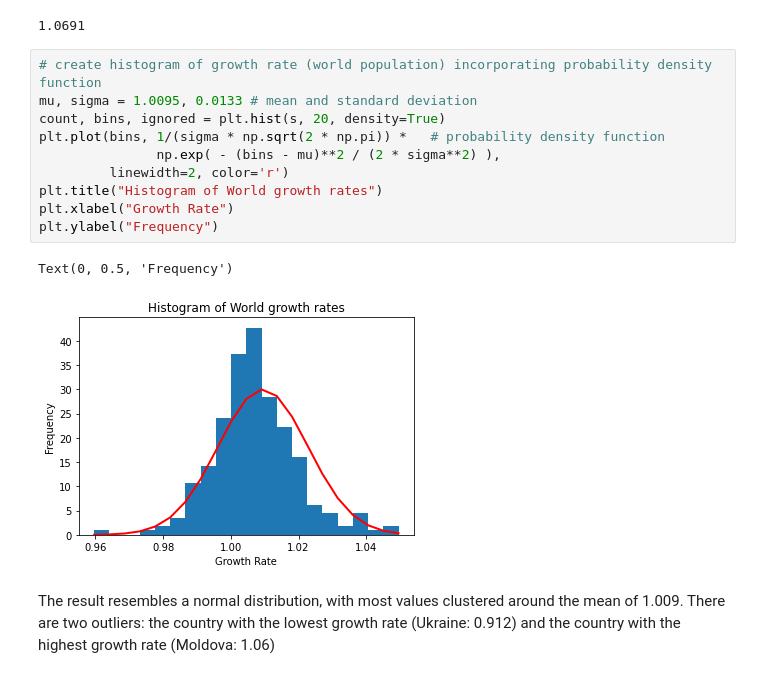
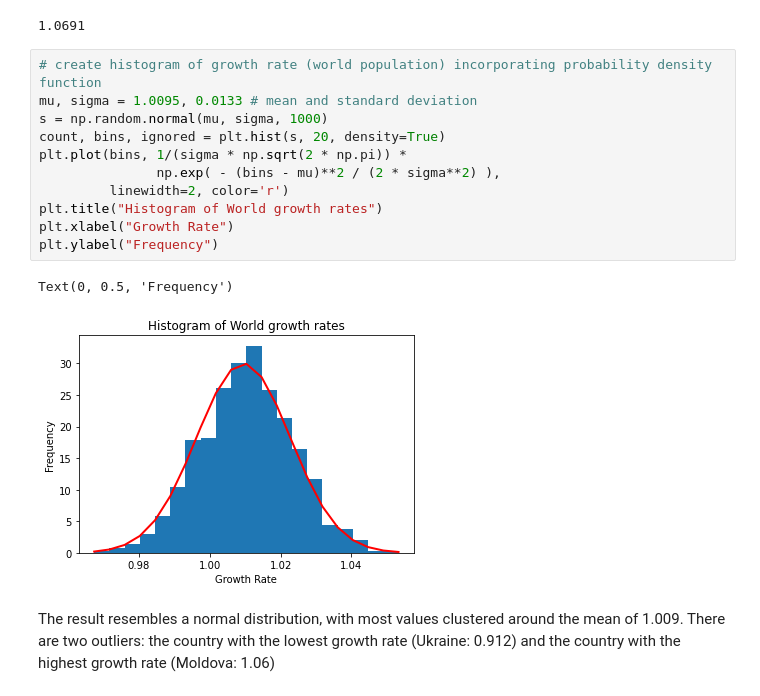
Before and after one commit to martincusack979/PFDA-project, a Jupyter notebook: PFDA Project.ipynb, the cells around one changed output. Cells and saved outputs as stored; diff of their text form.

```diff
--- a/PFDA Project.ipynb
+++ b/PFDA Project.ipynb
@@ -293,16 +293,17 @@ df['Growth Rate'].max()
 # %%
 # create histogram of growth rate (world population) incorporating probability density function
 mu, sigma = 1.0095, 0.0133 # mean and standard deviation
+s = np.random.normal(mu, sigma, 1000)
 count, bins, ignored = plt.hist(s, 20, density=True)
-plt.plot(bins, 1/(sigma * np.sqrt(2 * np.pi)) *   # probability density function
+plt.plot(bins, 1/(sigma * np.sqrt(2 * np.pi)) *
                np.exp( - (bins - mu)**2 / (2 * sigma**2) ),
          linewidth=2, color='r')
 plt.title("Histogram of World growth rates")
 plt.xlabel("Growth Rate")
 plt.ylabel("Frequency")
 # %% [output]
 Text(0, 0.5, 'Frequency')
-[figure, old version]
+[figure, new version]
 # %% [markdown]
 The result resembles a normal distribution, with most values clustered around the mean of 1.009.  There are two outliers: the country with the lowest growth rate (Ukraine: 0.912) and the country with the highest growth rate (Moldova: 1.06)
 # %% [markdown]
```
